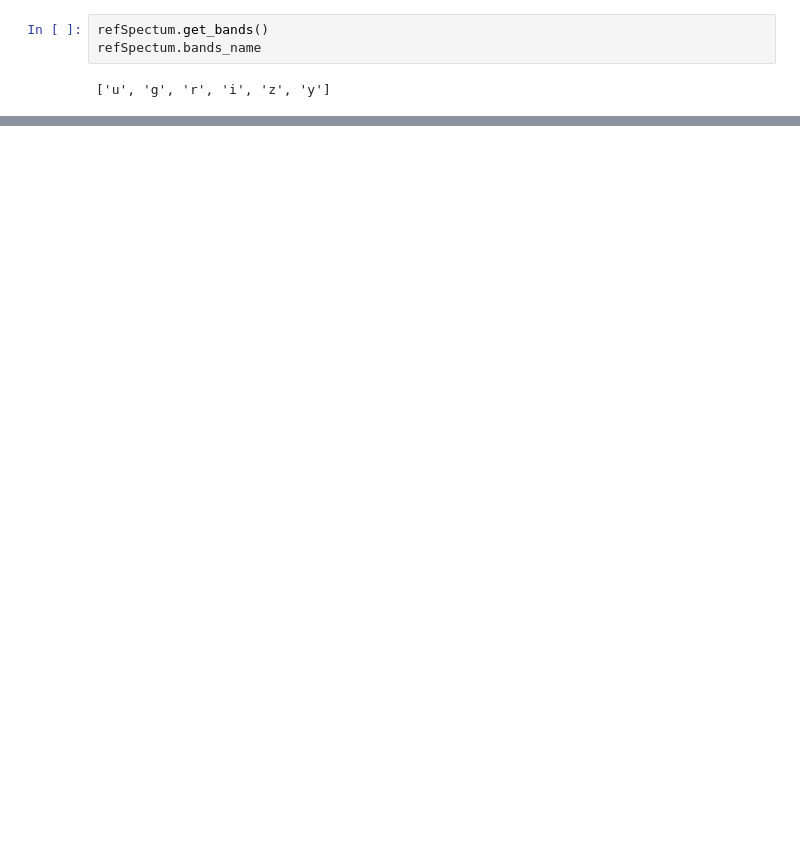
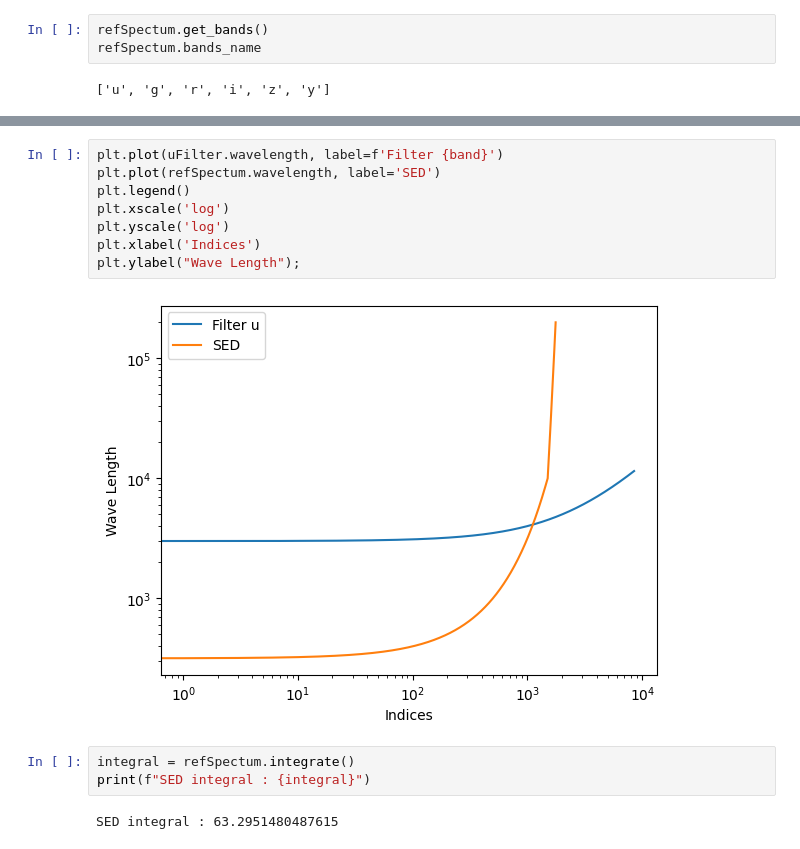
Before and after one commit to johannct/M2_Stage_Code, a Jupyter notebook: Simulation/SED_Study.ipynb, the cells around one changed output, grey strips where cells are left out. Cells and saved outputs as stored; diff of their text form; blank space fills up the shorter version.

```diff
--- a/Simulation/SED_Study.ipynb
+++ b/Simulation/SED_Study.ipynb
@@ -41,0 +52,15 @@ refSpectum.plot(band="u", loglog=True, label="u");
+# %%
+plt.plot(uFilter.wavelength, label=f'Filter {band}')
+plt.plot(refSpectum.wavelength, label='SED')
+plt.legend()
+plt.xscale('log')
+plt.yscale('log')
+plt.xlabel('Indices')
+plt.ylabel("Wave Length");
+# %% [output]
+[figure, added]
+# %%
+integral = refSpectum.integrate()
+print(f"SED integral : {integral}")
+# %% [output]
+SED integral : 63.2951480487615
```
Also changed, not shown: parts of 8 cells of this notebook, 3 other files.
